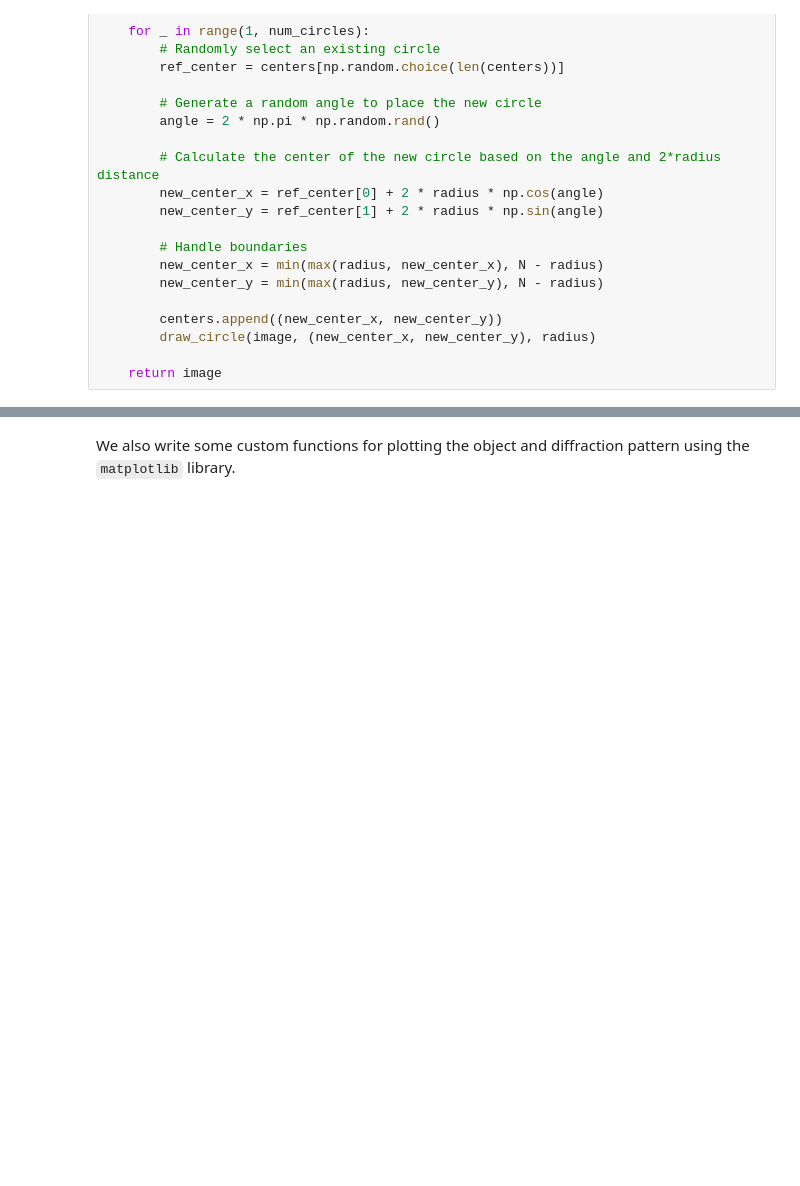
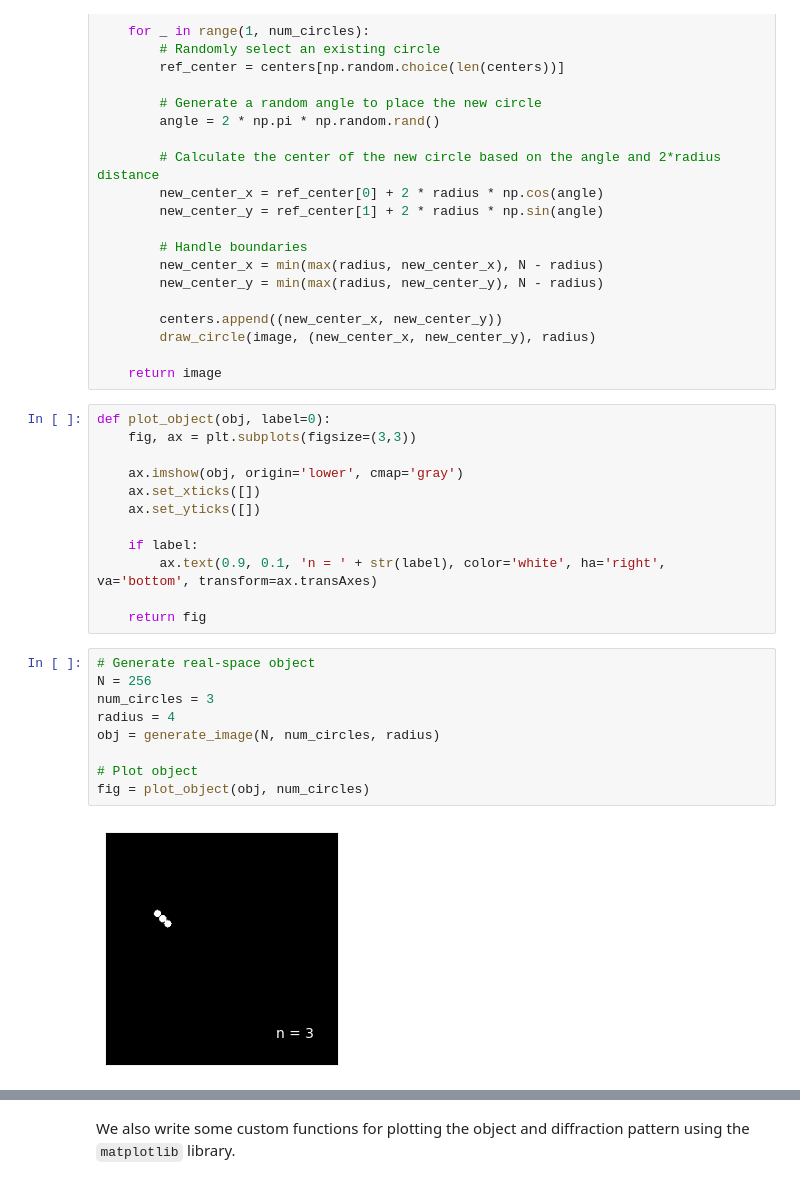
Before and after one commit to ninarina12/NX-School-2023, a Jupyter notebook: AI-ML_Tutorial.ipynb, the cells around one changed output, grey strips where cells are left out. Drawn from its saved outputs; the diff is of its cells as text; blank space fills up the shorter version.

```diff
--- a/AI-ML_Tutorial.ipynb
+++ b/AI-ML_Tutorial.ipynb
@@ -51,5 +59,28 @@ def generate_image(N, num_circles, radius):
         draw_circle(image, (new_center_x, new_center_y), radius)
 
     return image
+# %%
+def plot_object(obj, label=0):
+    fig, ax = plt.subplots(figsize=(3,3))
+
+    ax.imshow(obj, origin='lower', cmap='gray')
+    ax.set_xticks([])
+    ax.set_yticks([])
+
+    if label:
+        ax.text(0.9, 0.1, 'n = ' + str(label), color='white', ha='right', va='bottom', transform=ax.transAxes)
+
+    return fig
+# %%
+# Generate real-space object
+N = 256
+num_circles = 3
+radius = 4
+obj = generate_image(N, num_circles, radius)
+
+# Plot object
+fig = plot_object(obj, num_circles)
+# %% [output]
+[figure, added]
 # %% [markdown]
 ### Write custom functions to generate diffraction patterns from generated images
```
Also changed, not shown: parts of 12 cells of this notebook.
